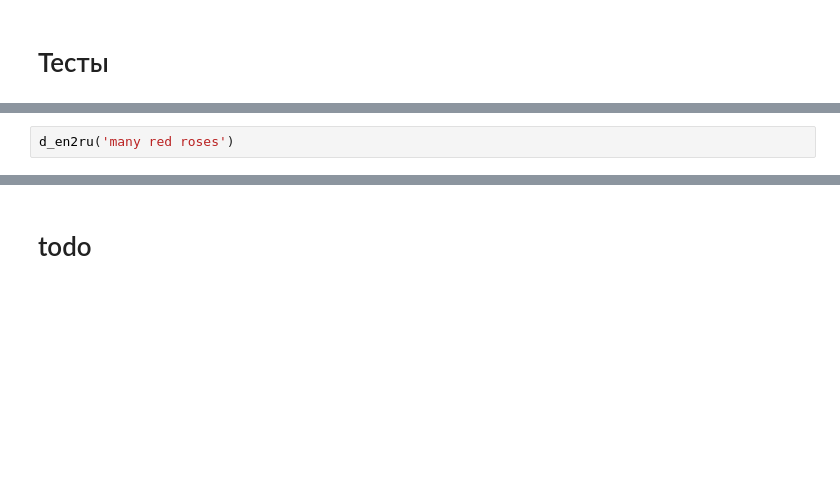
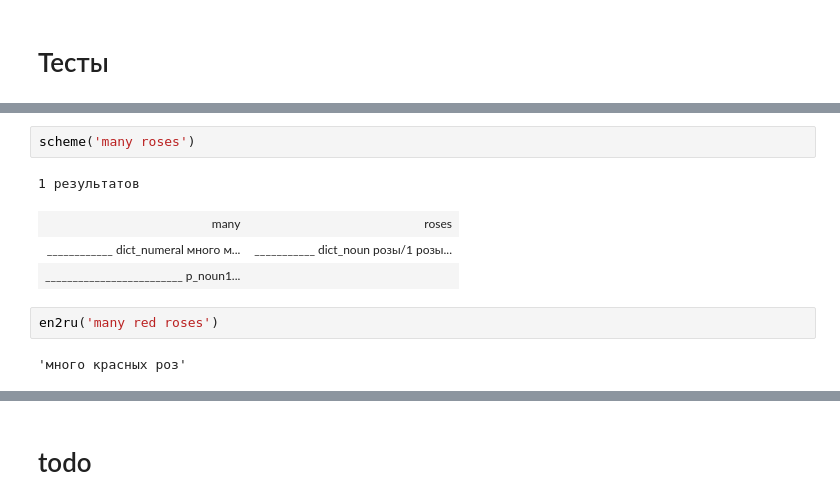
Before and after one commit to FeelUsM/wiki-RBMT, a Jupyter notebook: en2ru.ipynb, the cells around one changed output, grey strips where cells are left out. Saved outputs shown, nothing was run; the diff lists cells and outputs as text; blank space fills up the shorter version.

Commit message:
fixes for "many red roses"

```diff
--- a/en2ru.ipynb
+++ b/en2ru.ipynb
@@ -2173,5 +2240,14 @@ No, it is not.'''))
+# %%
+scheme('many roses')
+# %% [output]
+1 результатов
+| many | roses |
+| ____________ dict_numeral много м... | ___________ dict_noun розы/1 розы... |
+| _________________________ p_noun1... |  |
 # %%
-d_en2ru('many red roses')
+en2ru('many red roses')
+# %% [output]
+'много красных роз'
 # %%
 pr_l_repr(en2ru('''That girl has many violets in her garden. She has
 many red roses too. She
```
Also changed, not shown: parts of 19 cells of this notebook, 4 other files.
